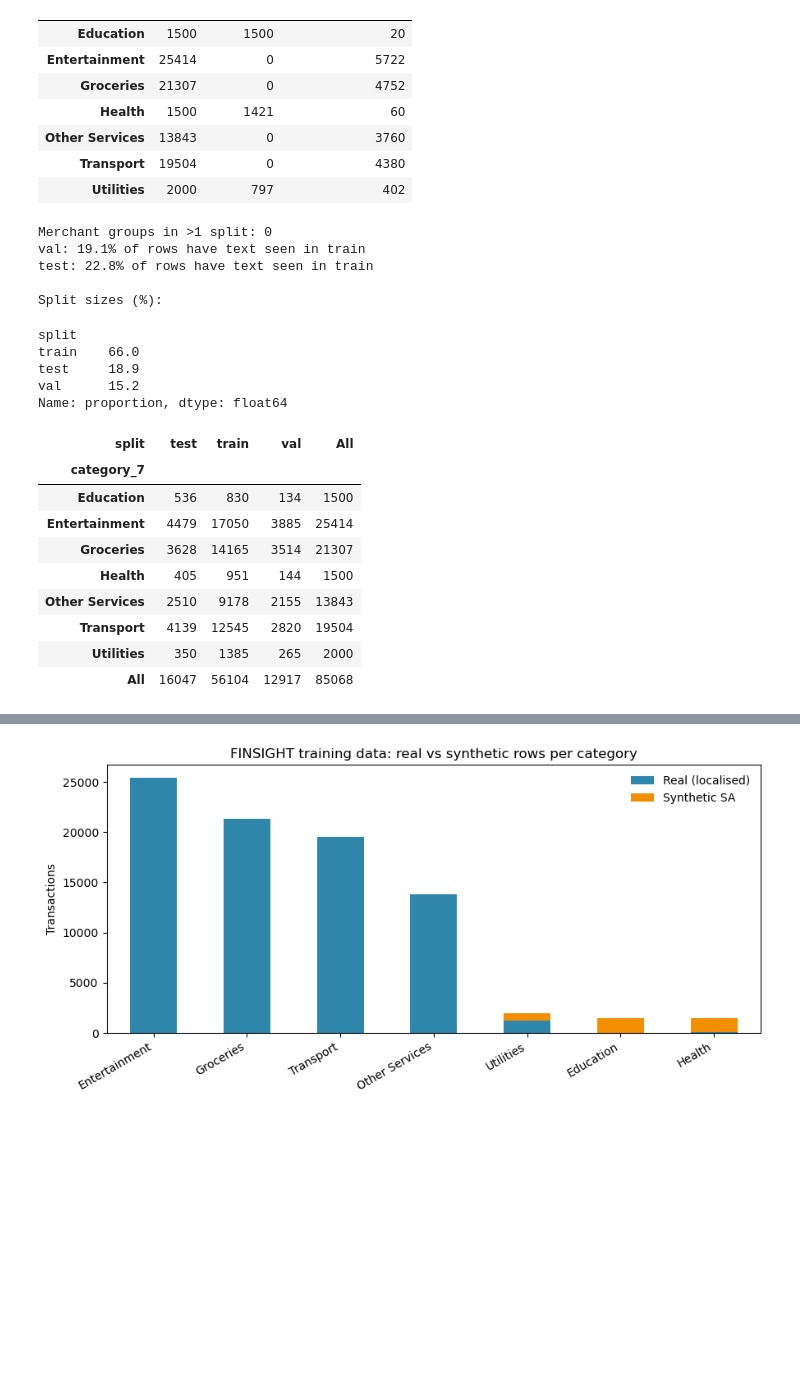
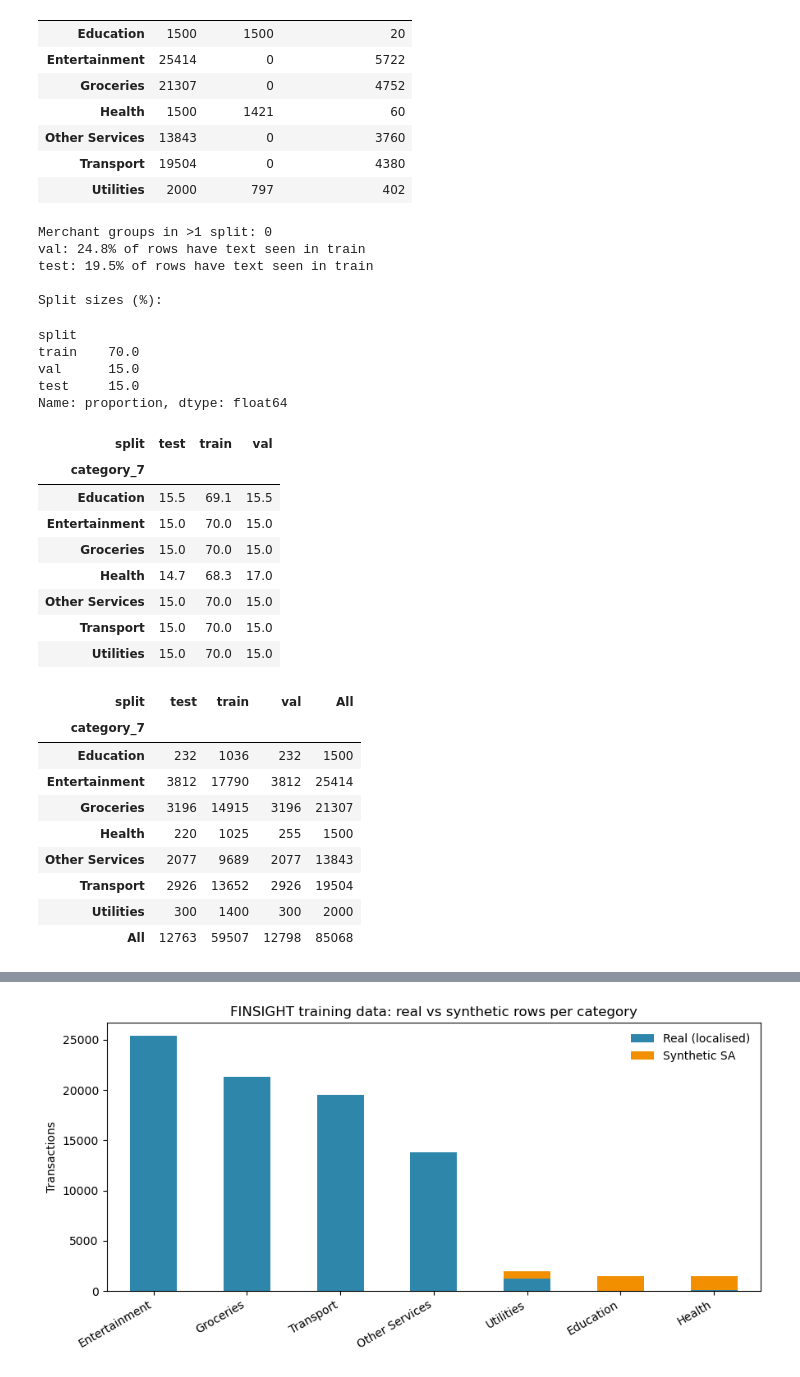
Before and after one commit to CodingBoo314159/Finsight, a Jupyter notebook: notebooks/01_data_preprocessing.ipynb, the cells around one changed output, grey strips where cells are left out. Saved outputs shown, nothing was run; the diff lists cells and outputs as text; code cells hidden in the pictures; blank space fills up the shorter version.

```diff
--- a/notebooks/01_data_preprocessing.ipynb
+++ b/notebooks/01_data_preprocessing.ipynb
@@ -586,59 +586,74 @@ Final modelling dataset: 85,068 rows | missing values: 0
 | Transport | 19504 | 0 | 4380 |
 | Utilities | 2000 | 797 | 402 |
 # %%
-from sklearn.model_selection import StratifiedGroupKFold
+# Greedy stratified group split (70/15/15).
+# Every merchant group has exactly one category, so each category is filled separately:
+# biggest groups first, each into the split that is furthest (relatively) below its target.
+# Uses only pandas/numpy, so every team member gets the identical split.
+TARGETS = {"train": 0.70, "val": 0.15, "test": 0.15}
 
-# 20 stratified, group-aware folds of ~5% each
-sgkf = StratifiedGroupKFold(n_splits=20, shuffle=True, random_state=SEED)
-data["fold"] = -1
-for fold_id, (_, idx) in enumerate(sgkf.split(data, data["category_7"], groups=data["merchant_group"])):
-    data.loc[data.index[idx], "fold"] = fold_id
+labels_per_group = data.groupby("merchant_group")["category_7"].nunique()
+assert labels_per_group.max() == 1, "a merchant group has more than one category"
 
-# Fill test and val to ~15% each by fold size (folds differ in size because big merchant groups stay whole)
-fold_share = data["fold"].value_counts(normalize=True)
-order = np.random.default_rng(SEED).permutation(fold_share.index.to_numpy())
-split_of, filled = {}, {"test": 0.0, "val": 0.0}
-for f in order:
-    target = "test" if filled["test"] < 0.145 else ("val" if filled["val"] < 0.145 else "train")
-    split_of[f] = target
-    if target != "train":
-        filled[target] += fold_share[f]
-data["split"] = data["fold"].map(split_of)
+group_sizes = data.groupby(["category_7", "merchant_group"]).size()
+split_rng = np.random.default_rng(SEED)
+split_of = {}
+for cat, sizes in group_sizes.groupby(level=0):
+    sizes = sizes.droplevel(0)
+    sizes = sizes.sample(frac=1, random_state=split_rng.integers(1_000_000))   # random tie-break
+    sizes = sizes.sort_values(ascending=False, kind="stable")                  # biggest groups first
+    goal = {s: t * sizes.sum() for s, t in TARGETS.items()}
+    filled = {s: 0 for s in TARGETS}
+    for grp, n in sizes.items():
+        s = max(TARGETS, key=lambda k: (goal[k] - filled[k]) / goal[k])        # most under target
+        split_of[grp] = s
+        filled[s] += n
+data["split"] = data["merchant_group"].map(split_of)
 
-# Leakage check 1: no original merchant group in more than one split
+# Leakage check 1: no merchant group in more than one split
 groups_per_split = data.groupby("merchant_group")["split"].nunique()
 print("Merchant groups in >1 split:", int((groups_per_split > 1).sum()))
 
 # Leakage check 2: flag eval rows whose exact text also appears in train
 train_texts = set(data.loc[data["split"] == "train", "description_sa"])
 data["seen_in_train"] = data["description_sa"].isin(train_texts) & (data["split"] != "train")
 for s in ["val", "test"]:
     print(f"{s}: {data.loc[data.split == s, 'seen_in_train'].mean():.1%} of rows have text seen in train")
 
 print("\nSplit sizes (%):")
 display((data["split"].value_counts(normalize=True) * 100).round(1))
+display((pd.crosstab(data["category_7"], data["split"], normalize="index") * 100).round(1))
 pd.crosstab(data["category_7"], data["split"], margins=True)
 # %% [output]
 Merchant groups in >1 split: 0
-val: 19.1% of rows have text seen in train
-test: 22.8% of rows have text seen in train
+val: 24.8% of rows have text seen in train
+test: 19.5% of rows have text seen in train
 
 Split sizes (%):
 split
-train    66.0
-test     18.9
-val      15.2
+train    70.0
+val      15.0
+test     15.0
 Name: proportion, dtype: float64
-| split | test | train | val | All |
-| category_7 |  |  |  |  |
-| Education | 536 | 830 | 134 | 1500 |
-| Entertainment | 4479 | 17050 | 3885 | 25414 |
-| Groceries | 3628 | 14165 | 3514 | 21307 |
-| Health | 405 | 951 | 144 | 1500 |
-| Other Services | 2510 | 9178 | 2155 | 13843 |
-| Transport | 4139 | 12545 | 2820 | 19504 |
-| Utilities | 350 | 1385 | 265 | 2000 |
-| All | 16047 | 56104 | 12917 | 85068 |
+| split | test | train | val |
+| category_7 |  |  |  |
+| Education | 15.5 | 69.1 | 15.5 |
+| Entertainment | 15.0 | 70.0 | 15.0 |
+| Groceries | 15.0 | 70.0 | 15.0 |
+| Health | 14.7 | 68.3 | 17.0 |
+| Other Services | 15.0 | 70.0 | 15.0 |
+| Transport | 15.0 | 70.0 | 15.0 |
+| Utilities | 15.0 | 70.0 | 15.0 |
+| split | test | train | val | All |
+| category_7 |  |  |  |  |
+| Education | 232 | 1036 | 232 | 1500 |
+| Entertainment | 3812 | 17790 | 3812 | 25414 |
+| Groceries | 3196 | 14915 | 3196 | 21307 |
+| Health | 220 | 1025 | 255 | 1500 |
+| Other Services | 2077 | 9689 | 2077 | 13843 |
+| Transport | 2926 | 13652 | 2926 | 19504 |
+| Utilities | 300 | 1400 | 300 | 2000 |
+| All | 12763 | 59507 | 12798 | 85068 |
 # %%
 import json
 
```
Also changed, not shown: parts of 1 cell of this notebook.
